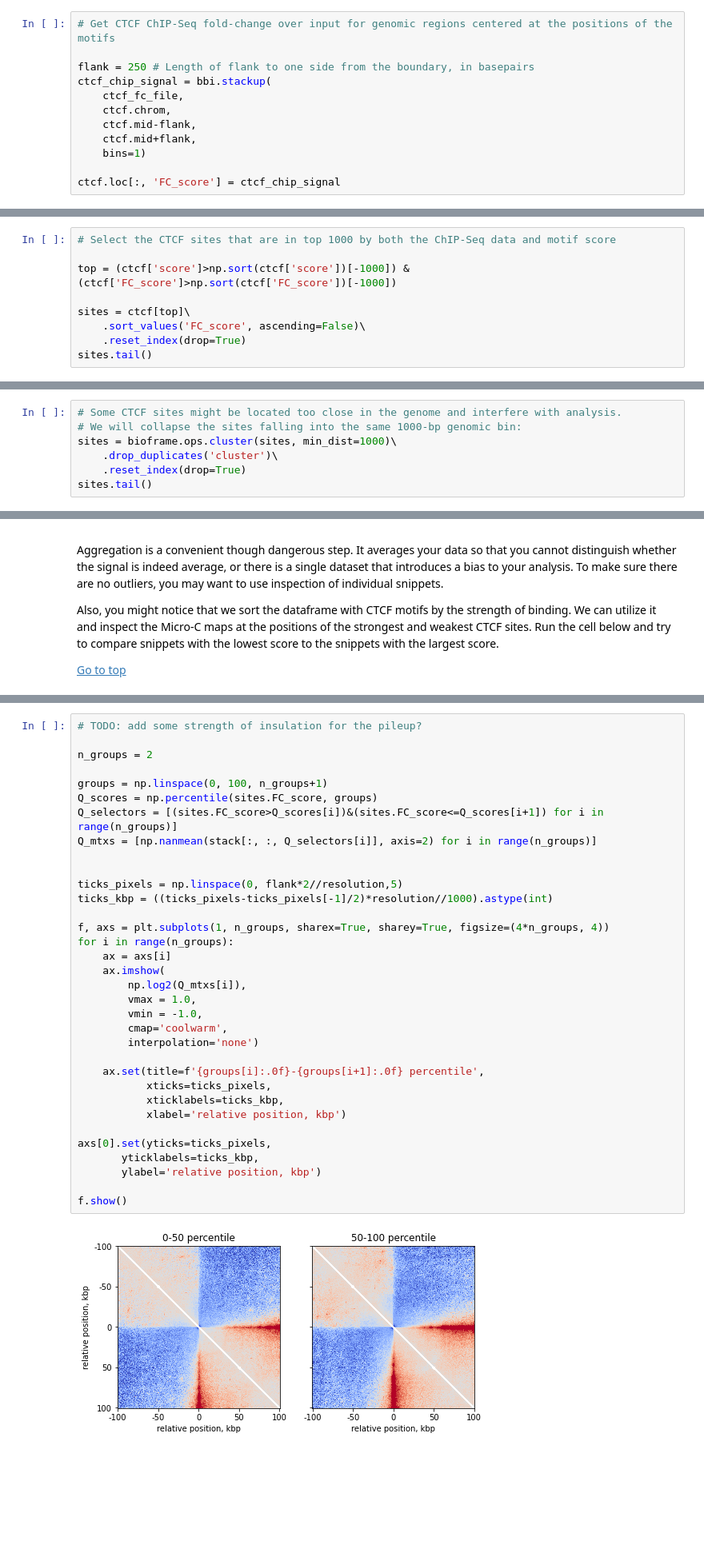
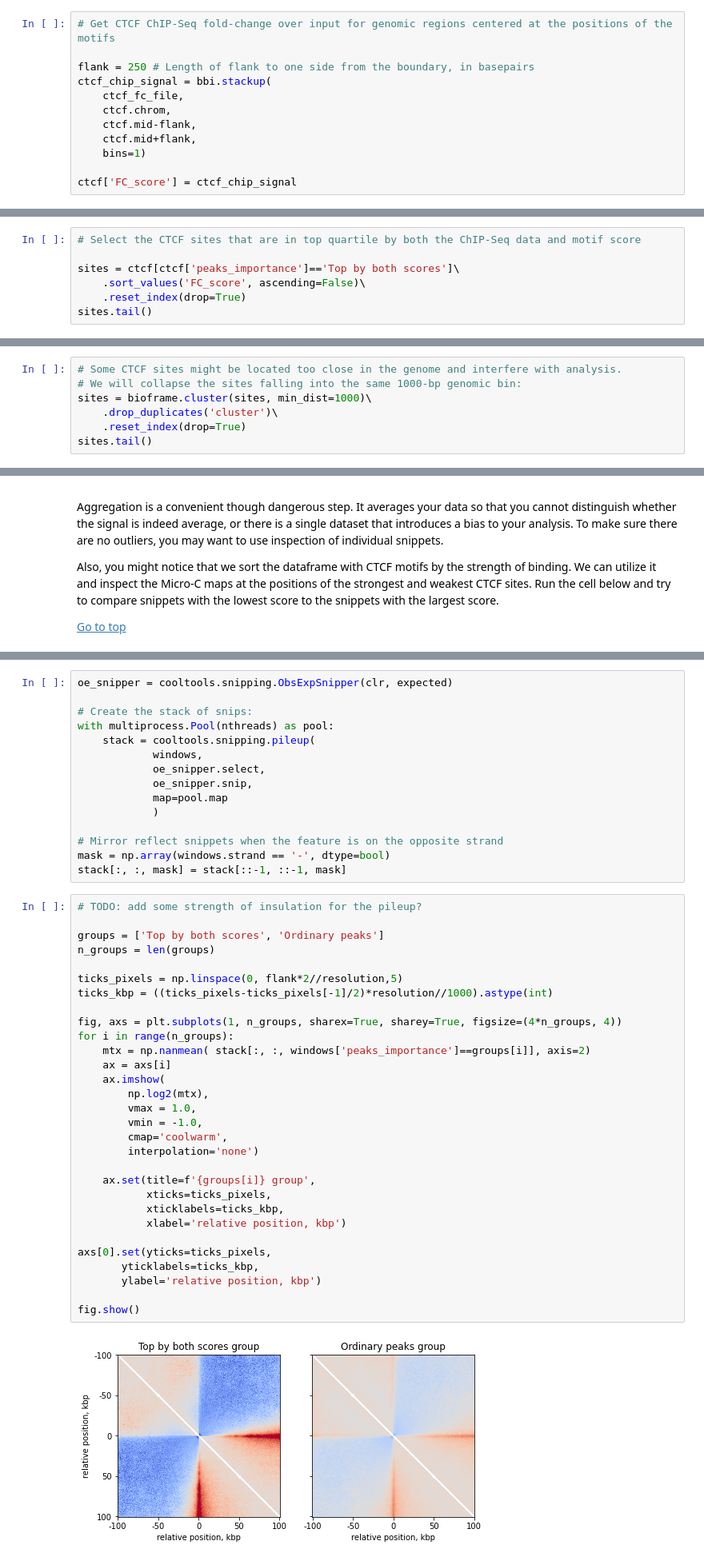
Before and after one commit to open2c/open2c_examples, a Jupyter notebook: pileup_CTCF.ipynb, the cells around one changed output, grey strips where cells are left out. Shown at 80% size. Cells and saved outputs as stored; diff of their text form; blank space fills up the shorter version.

Commit message:
Updates of pileup_CTCF: quantile cut

```diff
--- a/pileup_CTCF.ipynb
+++ b/pileup_CTCF.ipynb
@@ -147,4 +152,4 @@ ctcf_chip_signal = bbi.stackup(
     ctcf.mid+flank,
     bins=1)
 
-ctcf.loc[:, 'FC_score'] = ctcf_chip_signal
+ctcf['FC_score'] = ctcf_chip_signal
@@ -205,9 +193,7 @@ ax.legend(bbox_to_anchor=(1.01,1), loc="upper left")
 # %%
-# Select the CTCF sites that are in top 1000 by both the ChIP-Seq data and motif score
+# Select the CTCF sites that are in top quartile by both the ChIP-Seq data and motif score
 
-top = (ctcf['score']>np.sort(ctcf['score'])[-1000]) & (ctcf['FC_score']>np.sort(ctcf['FC_score'])[-1000])
-
-sites = ctcf[top]\
+sites = ctcf[ctcf['peaks_importance']=='Top by both scores']\
     .sort_values('FC_score', ascending=False)\
     .reset_index(drop=True)
 sites.tail()
@@ -221,7 +207,7 @@ sites.tail()
 # %%
 # Some CTCF sites might be located too close in the genome and interfere with analysis.
 # We will collapse the sites falling into the same 1000-bp genomic bin:
-sites = bioframe.ops.cluster(sites, min_dist=1000)\
+sites = bioframe.cluster(sites, min_dist=1000)\
     .drop_duplicates('cluster')\
     .reset_index(drop=True)
 sites.tail()
@@ -405,39 +419,50 @@ As another solution, you may create separate pileups for percentiles of your dat
+# %%
+oe_snipper = cooltools.snipping.ObsExpSnipper(clr, expected)
+
+# Create the stack of snips:
+with multiprocess.Pool(nthreads) as pool:
+    stack = cooltools.snipping.pileup(
+            windows,
+            oe_snipper.select,
+            oe_snipper.snip,
+            map=pool.map
+            )
+
+# Mirror reflect snippets when the feature is on the opposite strand
+mask = np.array(windows.strand == '-', dtype=bool)
+stack[:, :, mask] = stack[::-1, ::-1, mask]
 # %%
 # TODO: add some strength of insulation for the pileup?
 
-n_groups = 2
-
-groups = np.linspace(0, 100, n_groups+1)
-Q_scores = np.percentile(sites.FC_score, groups)
-Q_selectors = [(sites.FC_score>Q_scores[i])&(sites.FC_score<=Q_scores[i+1]) for i in range(n_groups)]
-Q_mtxs = [np.nanmean(stack[:, :, Q_selectors[i]], axis=2) for i in range(n_groups)]
-
+groups = ['Top by both scores', 'Ordinary peaks']
+n_groups = len(groups)
 
 ticks_pixels = np.linspace(0, flank*2//resolution,5)
 ticks_kbp = ((ticks_pixels-ticks_pixels[-1]/2)*resolution//1000).astype(int)
 
-f, axs = plt.subplots(1, n_groups, sharex=True, sharey=True, figsize=(4*n_groups, 4))
+fig, axs = plt.subplots(1, n_groups, sharex=True, sharey=True, figsize=(4*n_groups, 4))
 for i in range(n_groups):
+    mtx = np.nanmean( stack[:, :, windows['peaks_importance']==groups[i]], axis=2)
     ax = axs[i]
     ax.imshow(
-        np.log2(Q_mtxs[i]),
+        np.log2(mtx),
         vmax = 1.0,
         vmin = -1.0,
         cmap='coolwarm',
         interpolation='none')
 
-    ax.set(title=f'{groups[i]:.0f}-{groups[i+1]:.0f} percentile',
+    ax.set(title=f'{groups[i]} group',
            xticks=ticks_pixels,
            xticklabels=ticks_kbp,
            xlabel='relative position, kbp')
 
 axs[0].set(yticks=ticks_pixels,
        yticklabels=ticks_kbp,
        ylabel='relative position, kbp')
 
-f.show()
+fig.show()
 # %% [output]
-[figure, old version]
+[figure, new version]
 # %% [markdown]
 <a id='offdiag'></a>
 ## Off-diagonal pileup
```
Also changed, not shown: parts of 18 cells of this notebook.
